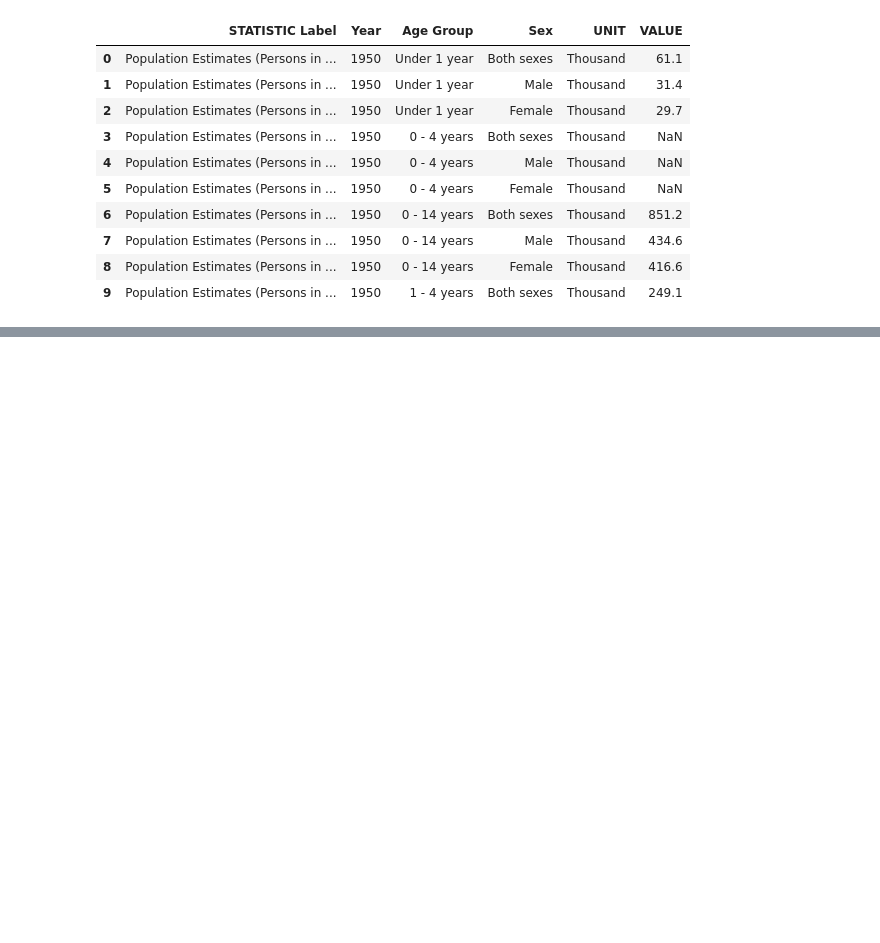
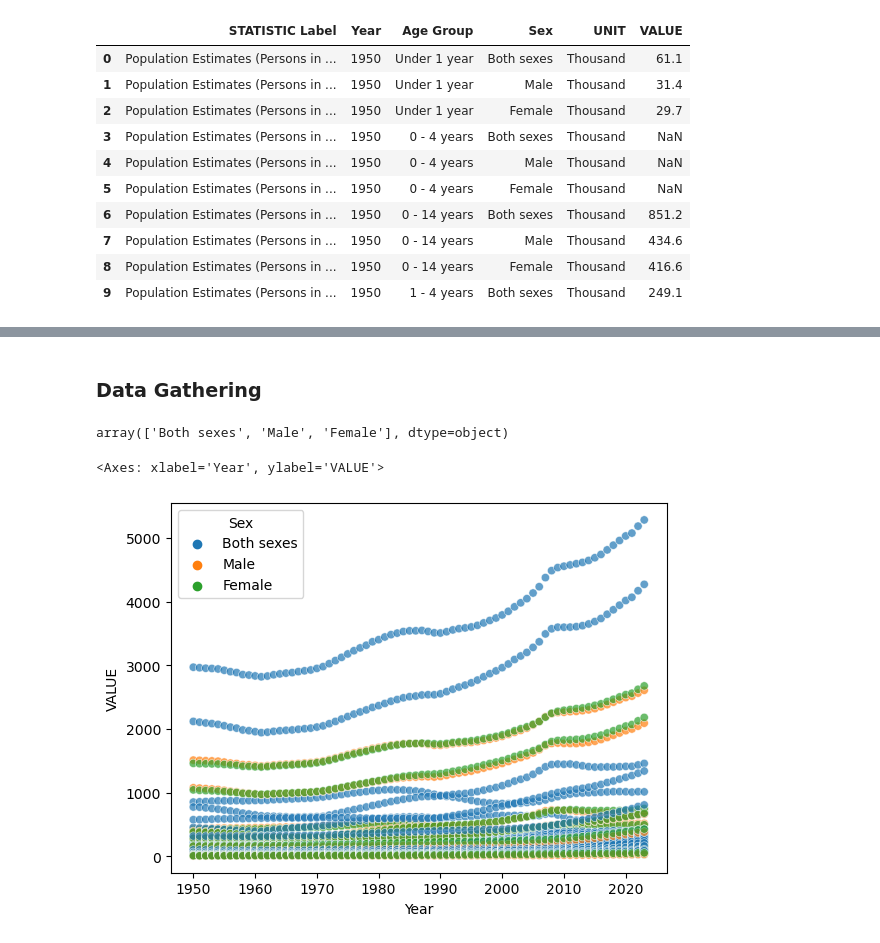
Before and after one commit to RuairiData/MSc-Data-Analysis, a Jupyter notebook: Untitled.ipynb, the cells around one changed output, grey strips where cells are left out. Drawn from its saved outputs; the diff is of its cells as text; code cells hidden in the pictures; blank space fills up the shorter version.

```diff
--- a/Untitled.ipynb
+++ b/Untitled.ipynb
@@ -60,0 +137,11 @@ df.head(10)
+# %% [markdown]
+### Data Gathering
+# %%
+df["Sex"].unique()
+# %% [output]
+array(['Both sexes', 'Male', 'Female'], dtype=object)
+# %%
+sns.scatterplot(data=df, x='Year', y='VALUE', alpha=0.7, hue='Sex')
+# %% [output]
+<Axes: xlabel='Year', ylabel='VALUE'>
+[figure, added]
```
Also changed, not shown: parts of 8 cells of this notebook, 4 other files.
